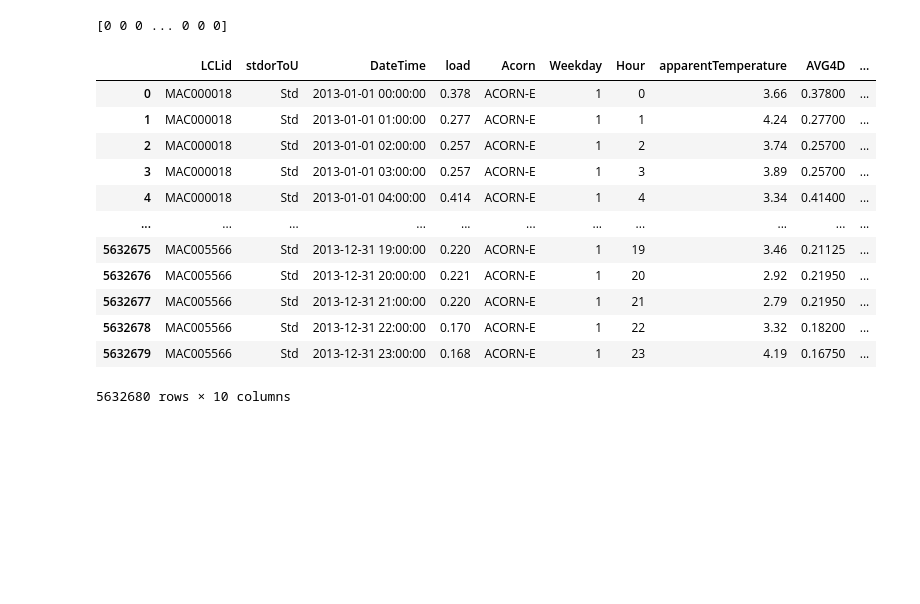
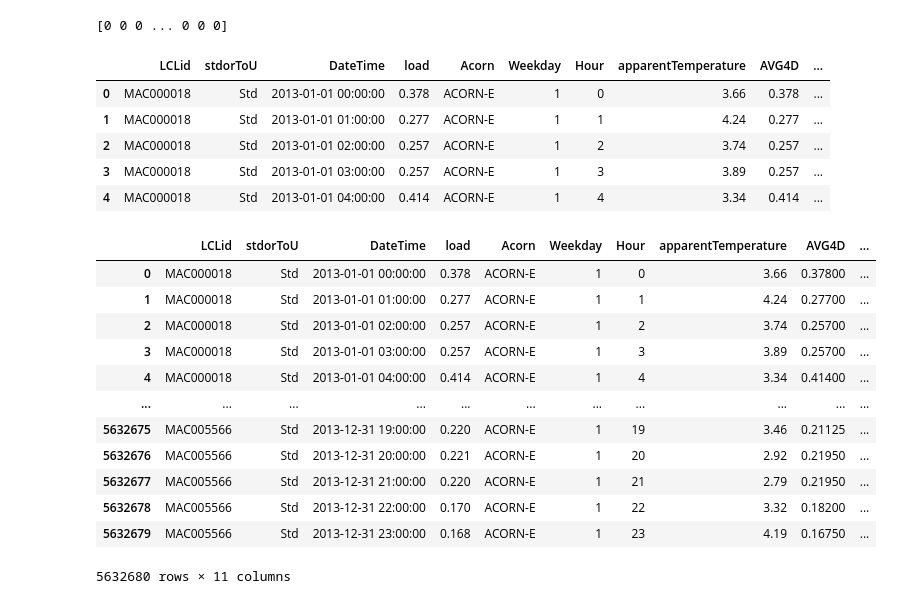
Before and after one commit to angadkhurana/Fed-Learning-For-Energy-Systems, a Jupyter notebook: data_preprocessing.ipynb, the cells around one changed output. Saved outputs shown, nothing was run; the diff lists cells and outputs as text; code cells hidden in the pictures; blank space fills up the shorter version.

Commit message:
Added the code to add the ID column

```diff
--- a/data_preprocessing.ipynb
+++ b/data_preprocessing.ipynb
@@ -478,3 +471,18 @@ df_final = df_aggregated
+# %%
+# Create a dictionary to map LCLid to integer
+lclid_map = {lclid: i for i, lclid in enumerate(df_final.LCLid.unique().tolist())}
+
+# Create the 'id' column using the mapping
+df_final['id'] = df_final['LCLid'].map(lclid_map)
+
+df_final.head()
+# %% [output]
+|  | LCLid | stdorToU | DateTime | load | Acorn | Weekday | Hour | apparentTemperature | AVG4D | ... |
+| 0 | MAC000018 | Std | 2013-01-01 00:00:00 | 0.378 | ACORN-E | 1 | 0 | 3.66 | 0.378 | ... |
+| 1 | MAC000018 | Std | 2013-01-01 01:00:00 | 0.277 | ACORN-E | 1 | 1 | 4.24 | 0.277 | ... |
+| 2 | MAC000018 | Std | 2013-01-01 02:00:00 | 0.257 | ACORN-E | 1 | 2 | 3.74 | 0.257 | ... |
+| 3 | MAC000018 | Std | 2013-01-01 03:00:00 | 0.257 | ACORN-E | 1 | 3 | 3.89 | 0.257 | ... |
+| 4 | MAC000018 | Std | 2013-01-01 04:00:00 | 0.414 | ACORN-E | 1 | 4 | 3.34 | 0.414 | ... |
 # %%
 df_final
 # %% [output]
@@ -490,4 +498,4 @@ df_final
 | 5632677 | MAC005566 | Std | 2013-12-31 21:00:00 | 0.220 | ACORN-E | 1 | 21 | 2.79 | 0.21950 | ... |
 | 5632678 | MAC005566 | Std | 2013-12-31 22:00:00 | 0.170 | ACORN-E | 1 | 22 | 3.32 | 0.18200 | ... |
 | 5632679 | MAC005566 | Std | 2013-12-31 23:00:00 | 0.168 | ACORN-E | 1 | 23 | 4.19 | 0.16750 | ... |
-5632680 rows × 10 columns
+5632680 rows × 11 columns
```
Also changed, not shown: parts of 2 cells of this notebook.
